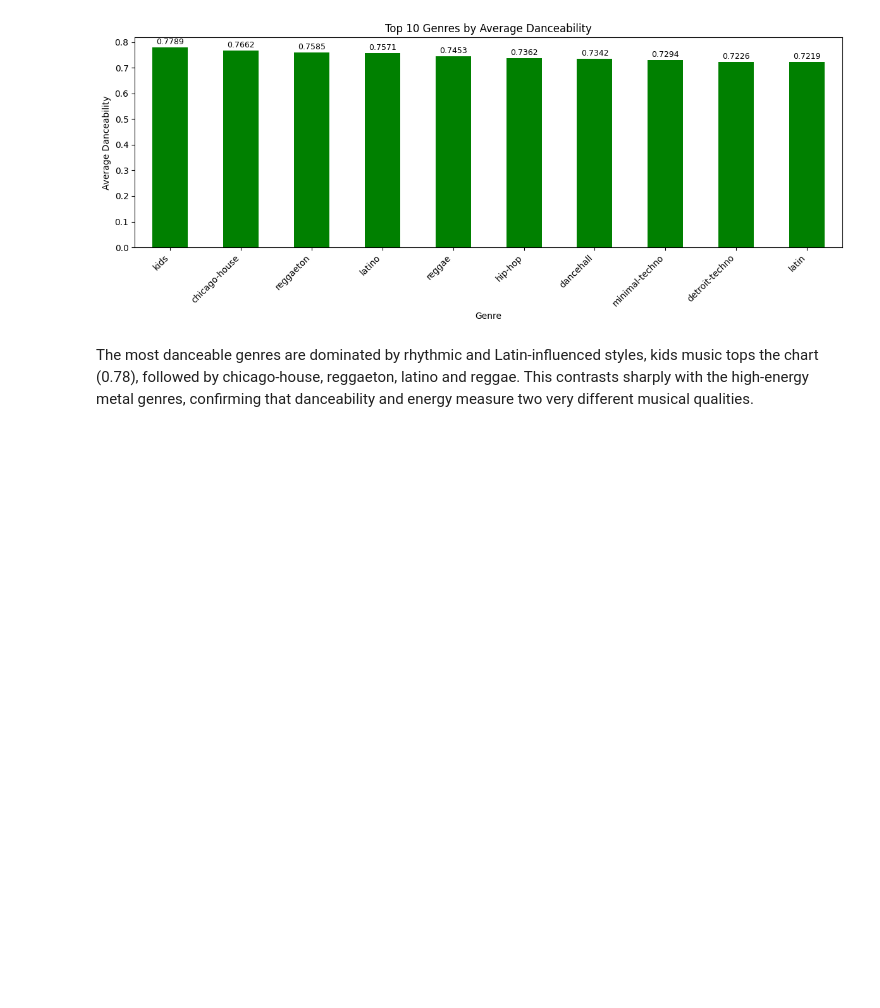
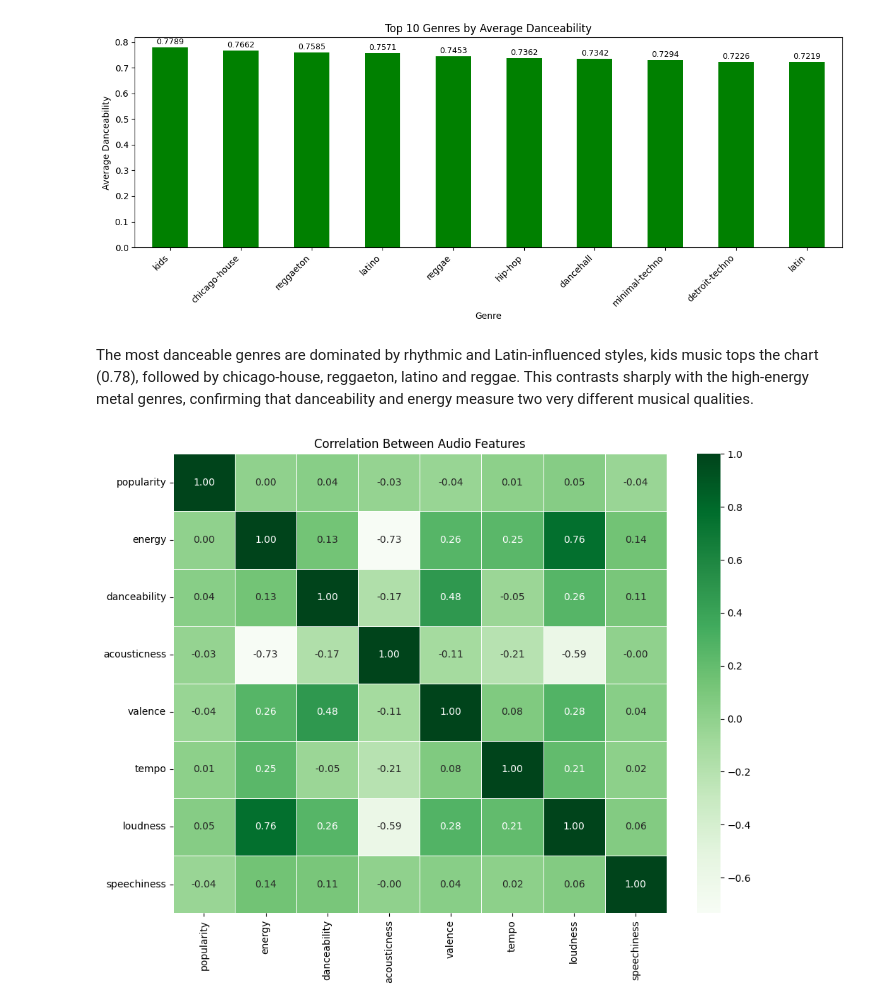
Before and after one commit to TortorelliRocco/Spotify_Analysis, a Jupyter notebook: SpotifyProject.ipynb, the cells around one changed output. Saved outputs shown, nothing was run; the diff lists cells and outputs as text; code cells hidden in the pictures; blank space fills up the shorter version.

```diff
--- a/SpotifyProject.ipynb
+++ b/SpotifyProject.ipynb
@@ -159,3 +159,20 @@ plt.show
 [figure]
 # %% [markdown]
 The most danceable genres are dominated by rhythmic and Latin-influenced styles, kids music tops the chart (0.78), followed by chicago-house, reggaeton, latino and reggae. This contrasts sharply with the high-energy metal genres, confirming that danceability and energy measure two very different musical qualities.
+# %%
+import seaborn as sns
+
+numeric_cols = ['popularity', 'energy', 'danceability',
+                'acousticness', 'valence', 'tempo',
+                'loudness', 'speechiness']
+
+corr = df[numeric_cols].corr()
+
+plt.figure(figsize=(10,8))
+sns.heatmap(corr, annot=True, fmt='.2f',
+            cmap='Greens', linewidths=0.5)
+plt.title('Correlation Between Audio Features')
+plt.tight_layout()
+plt.show()
+# %% [output]
+[figure, added]
```
Also changed, not shown: parts of 4 cells of this notebook.
